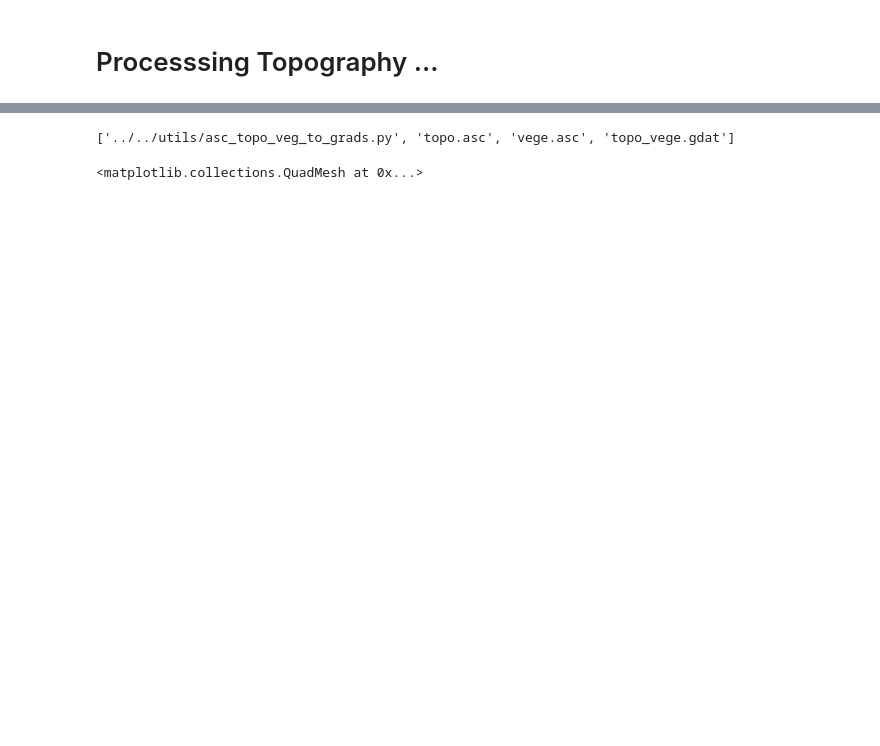
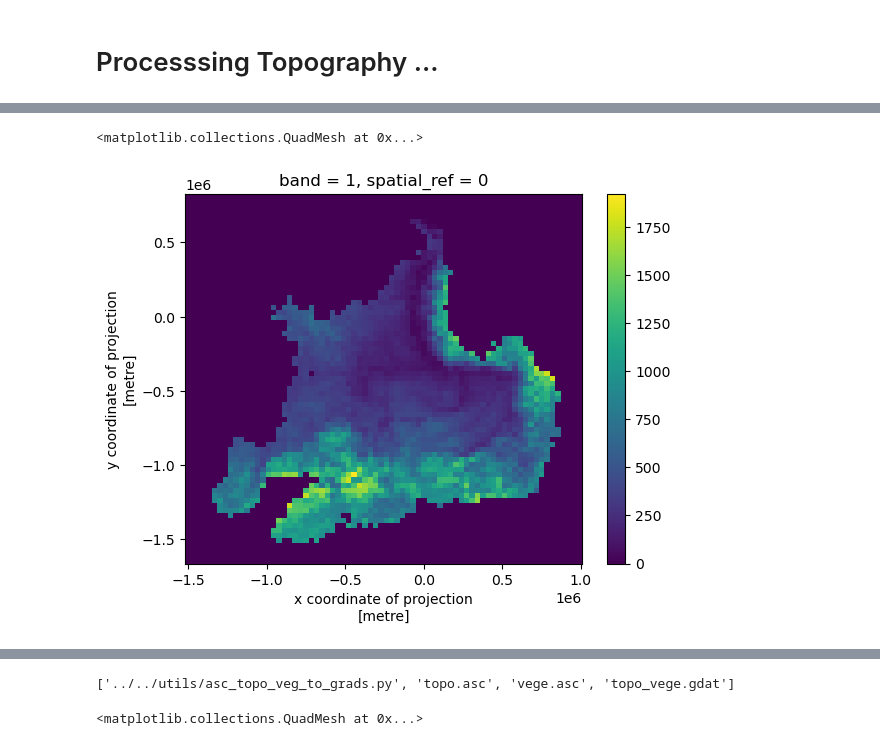
Before and after one commit to wk1984/Parallel-SnowModel-1.0, a Jupyter notebook: Arctic_Drainage_2/veg_topo/prepare_topo_vege.ipynb, the cells around one changed output, grey strips where cells are left out. Drawn from its saved outputs; the diff is of its cells as text; code cells hidden in the pictures; blank space fills up the shorter version.

```diff
--- a/Arctic_Drainage_2/veg_topo/prepare_topo_vege.ipynb
+++ b/Arctic_Drainage_2/veg_topo/prepare_topo_vege.ipynb
@@ -164 +215,22 @@ Attributes:
+# %%
+# CLIP RASTER FILES ...
+
+topo00 = topo.copy()
+
+topo00 = topo00.rio.reproject(target_proj)
+
+topo01 = topo00.rio.clip_box(
+    minx=minx,
+    miny=miny,
+    maxx=maxx,
+    maxy=maxy,
+)
+
+topo01.values[topo01.values == -9999] = 0
+topo01.rio.to_raster('topo.asc')
+
+topo01.plot()
+# %% [output]
+<matplotlib.collections.QuadMesh at 0x...>
+[figure, added]
 # %%
```
Also changed, not shown: parts of 17 cells of this notebook.
